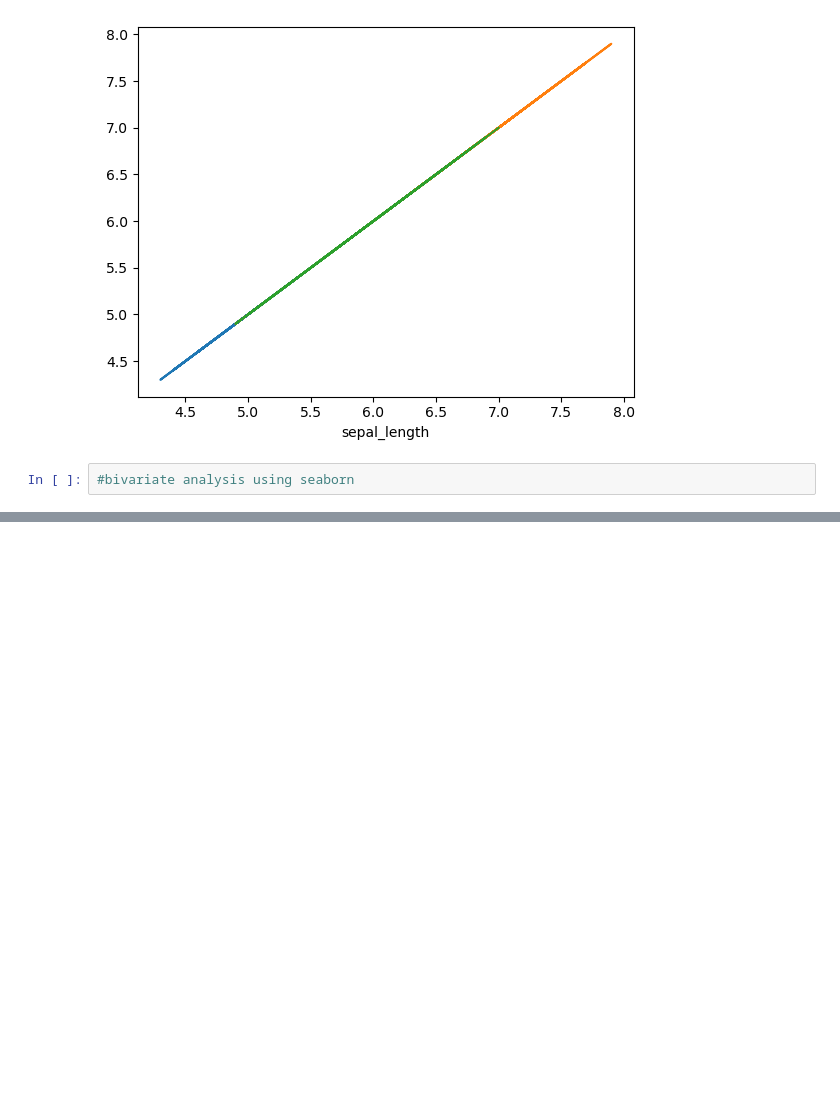
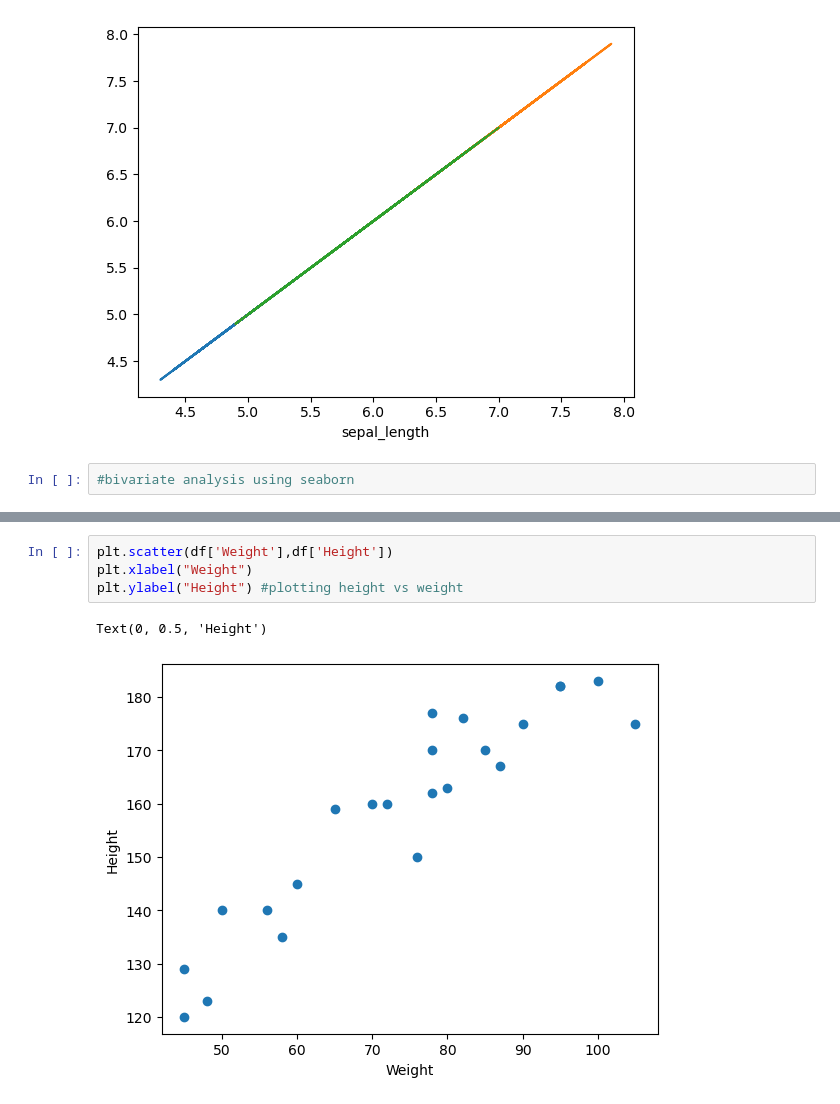
Before and after one commit to gmsai12345/ML-Learning, a Jupyter notebook: stat.ipynb, the cells around one changed output, grey strips where cells are left out. Drawn from its saved outputs; the diff is of its cells as text; blank space fills up the shorter version.

```diff
--- a/stat.ipynb
+++ b/stat.ipynb
@@ -82,0 +109,7 @@ Text(0.5, 0, 'sepal_length')
+# %%
+plt.scatter(df['Weight'],df['Height'])
+plt.xlabel("Weight")
+plt.ylabel("Height") #plotting height vs weight
+# %% [output]
+Text(0, 0.5, 'Height')
+[figure, added]
```
Also changed, not shown: parts of 39 cells of this notebook, 10 other files.
